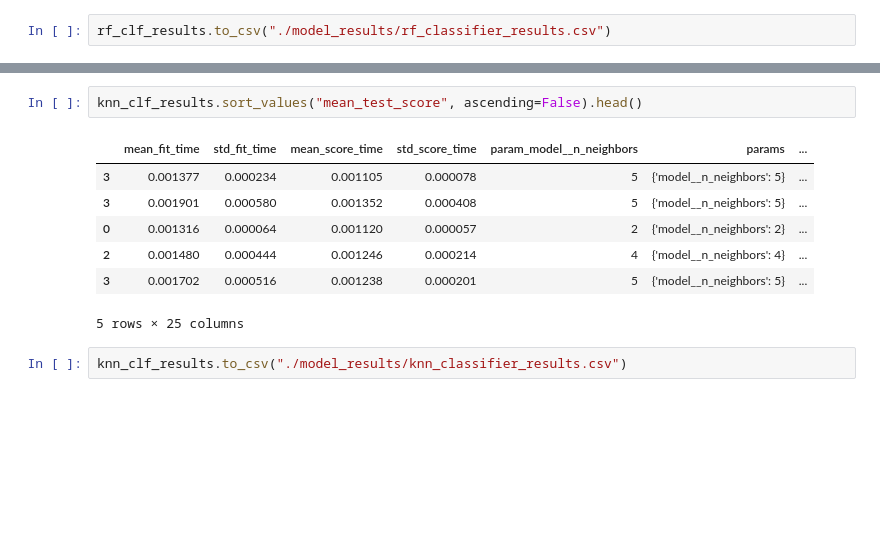
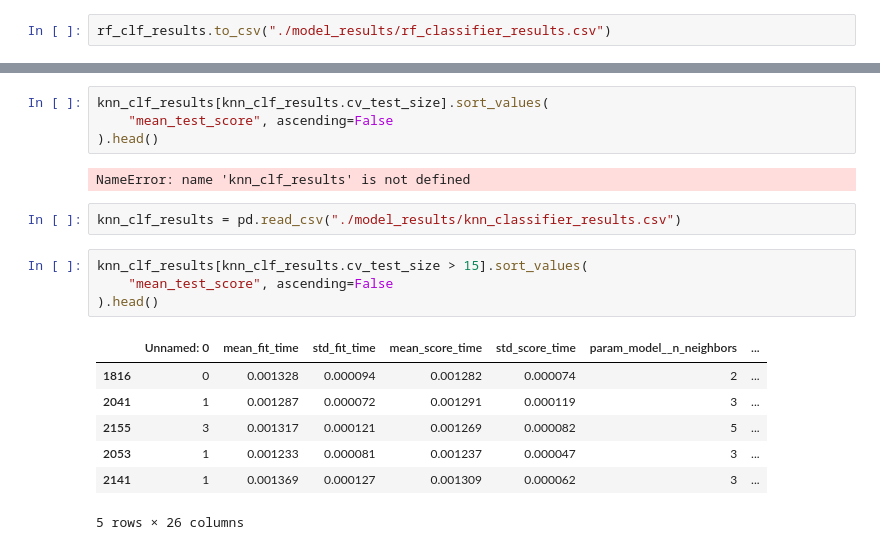
Before and after one commit to StevenSongSTS/w24-milestone2-team18-leevw-steveso-raulmart, a Jupyter notebook: lib/gridsearch_supervised_learning.ipynb, the cells around one changed output, grey strips where cells are left out. Cells and saved outputs as stored; diff of their text form; blank space fills up the shorter version.

Commit message:
update results

```diff
--- a/lib/gridsearch_supervised_learning.ipynb
+++ b/lib/gridsearch_supervised_learning.ipynb
@@ -282,12 +284,20 @@ knn_clf_results = iterative_grid_cv_model_testing(
 # %%
-knn_clf_results.sort_values("mean_test_score", ascending=False).head()
+knn_clf_results[knn_clf_results.cv_test_size].sort_values(
+    "mean_test_score", ascending=False
+).head()
 # %% [output]
-|  | mean_fit_time | std_fit_time | mean_score_time | std_score_time | param_model__n_neighbors | params | ... |
-| 3 | 0.001377 | 0.000234 | 0.001105 | 0.000078 | 5 | {'model__n_neighbors': 5} | ... |
-| 3 | 0.001901 | 0.000580 | 0.001352 | 0.000408 | 5 | {'model__n_neighbors': 5} | ... |
-| 0 | 0.001316 | 0.000064 | 0.001120 | 0.000057 | 2 | {'model__n_neighbors': 2} | ... |
-| 2 | 0.001480 | 0.000444 | 0.001246 | 0.000214 | 4 | {'model__n_neighbors': 4} | ... |
-| 3 | 0.001702 | 0.000516 | 0.001238 | 0.000201 | 5 | {'model__n_neighbors': 5} | ... |
-5 rows × 25 columns
+NameError: name 'knn_clf_results' is not defined
 # %%
-knn_clf_results.to_csv("./model_results/knn_classifier_results.csv")
+knn_clf_results = pd.read_csv("./model_results/knn_classifier_results.csv")
+# %%
+knn_clf_results[knn_clf_results.cv_test_size > 15].sort_values(
+    "mean_test_score", ascending=False
+).head()
+# %% [output]
+|  | Unnamed: 0 | mean_fit_time | std_fit_time | mean_score_time | std_score_time | param_model__n_neighbors | ... |
+| 1816 | 0 | 0.001328 | 0.000094 | 0.001282 | 0.000074 | 2 | ... |
+| 2041 | 1 | 0.001287 | 0.000072 | 0.001291 | 0.000119 | 3 | ... |
+| 2155 | 3 | 0.001317 | 0.000121 | 0.001269 | 0.000082 | 5 | ... |
+| 2053 | 1 | 0.001233 | 0.000081 | 0.001237 | 0.000047 | 3 | ... |
+| 2141 | 1 | 0.001369 | 0.000127 | 0.001309 | 0.000062 | 3 | ... |
+5 rows × 26 columns
```
Also changed, not shown: parts of 3 cells of this notebook, 7 other files.
